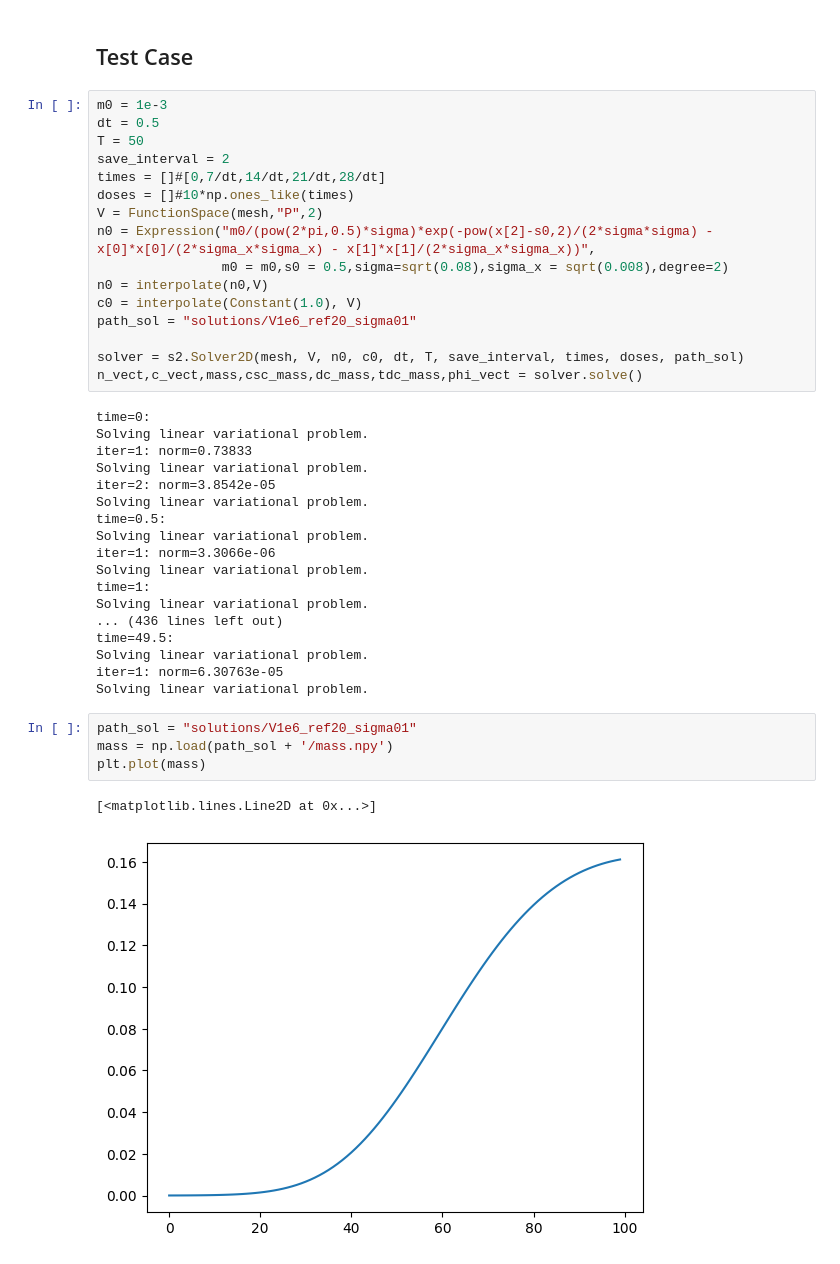
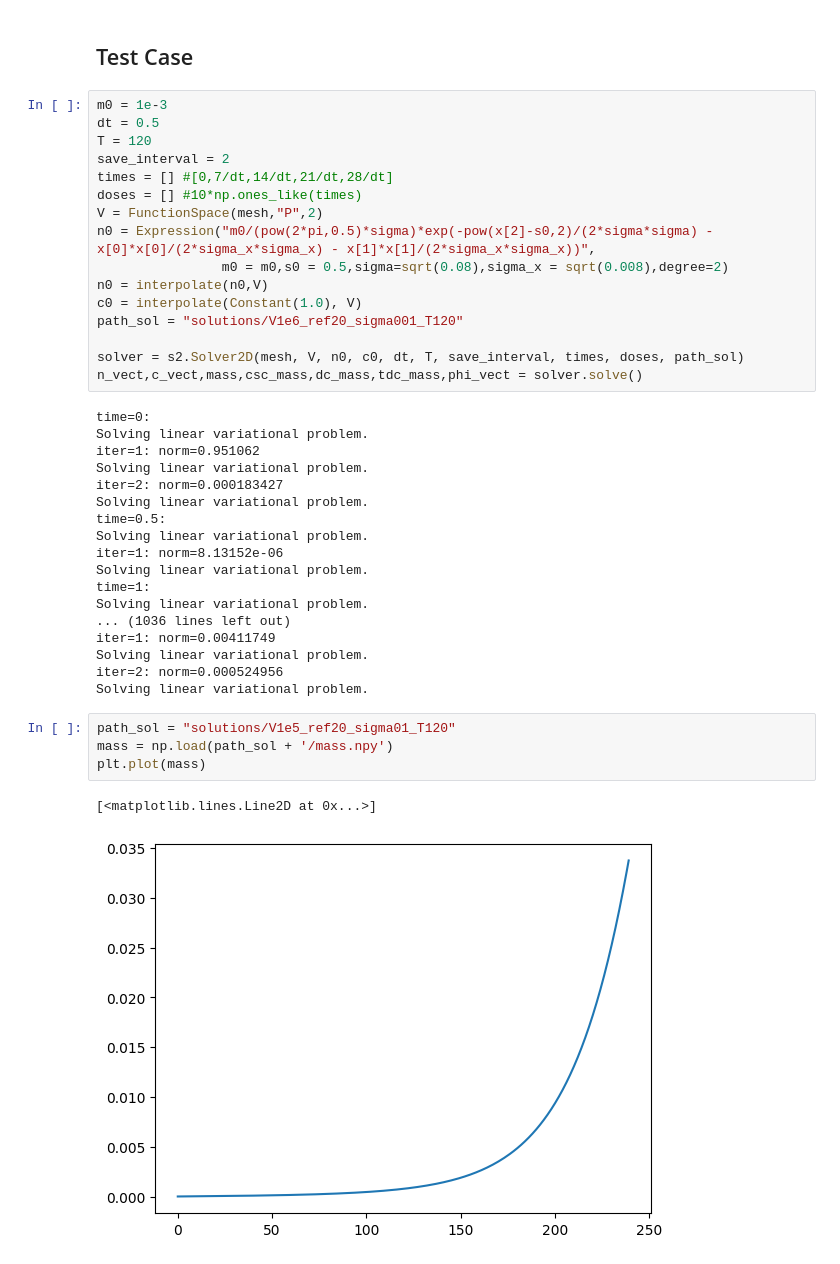
Before and after one commit to saragazzoni/Master_Thesis, a Jupyter notebook: Model2D/main.ipynb, the cells around one changed output. Saved outputs shown, nothing was run; the diff lists cells and outputs as text.

```diff
--- a/Model2D/main.ipynb
+++ b/Model2D/main.ipynb
@@ -21,44 +21,44 @@ V = FunctionSpace(mesh, "CG", 2)
 # %%
 m0 = 1e-3
 dt = 0.5
-T = 50
+T = 120
 save_interval = 2
-times = []#[0,7/dt,14/dt,21/dt,28/dt]
-doses = []#10*np.ones_like(times)
+times = [] #[0,7/dt,14/dt,21/dt,28/dt]
+doses = [] #10*np.ones_like(times)
 V = FunctionSpace(mesh,"P",2)
 n0 = Expression("m0/(pow(2*pi,0.5)*sigma)*exp(-pow(x[2]-s0,2)/(2*sigma*sigma) - x[0]*x[0]/(2*sigma_x*sigma_x) - x[1]*x[1]/(2*sigma_x*sigma_x))",
                 m0 = m0,s0 = 0.5,sigma=sqrt(0.08),sigma_x = sqrt(0.008),degree=2)
 n0 = interpolate(n0,V)
 c0 = interpolate(Constant(1.0), V)
-path_sol = "solutions/V1e6_ref20_sigma01"
+path_sol = "solutions/V1e6_ref20_sigma001_T120"
 
 solver = s2.Solver2D(mesh, V, n0, c0, dt, T, save_interval, times, doses, path_sol)
 n_vect,c_vect,mass,csc_mass,dc_mass,tdc_mass,phi_vect = solver.solve()
 # %% [output]
 time=0:
 Solving linear variational problem.
-iter=1: norm=0.73833
+iter=1: norm=0.951062
 Solving linear variational problem.
-iter=2: norm=3.8542e-05
+iter=2: norm=0.000183427
 Solving linear variational problem.
 time=0.5:
 Solving linear variational problem.
-iter=1: norm=3.3066e-06
+iter=1: norm=8.13152e-06
 Solving linear variational problem.
 time=1:
 Solving linear variational problem.
-... (436 lines left out)
-time=49.5:
+... (1036 lines left out)
+iter=1: norm=0.00411749
 Solving linear variational problem.
-iter=1: norm=6.30763e-05
+iter=2: norm=0.000524956
 Solving linear variational problem.
 # %%
-path_sol = "solutions/V1e6_ref20_sigma01"
+path_sol = "solutions/V1e5_ref20_sigma01_T120"
 mass = np.load(path_sol + '/mass.npy')
 plt.plot(mass)
 # %% [output]
 [<matplotlib.lines.Line2D at 0x...>]
-[figure, old version]
+[figure, new version]
 # %%
 # oxygen level test case 1
 c = Function(V)
```
Also changed, not shown: parts of 2 cells of this notebook, 4 other files.
